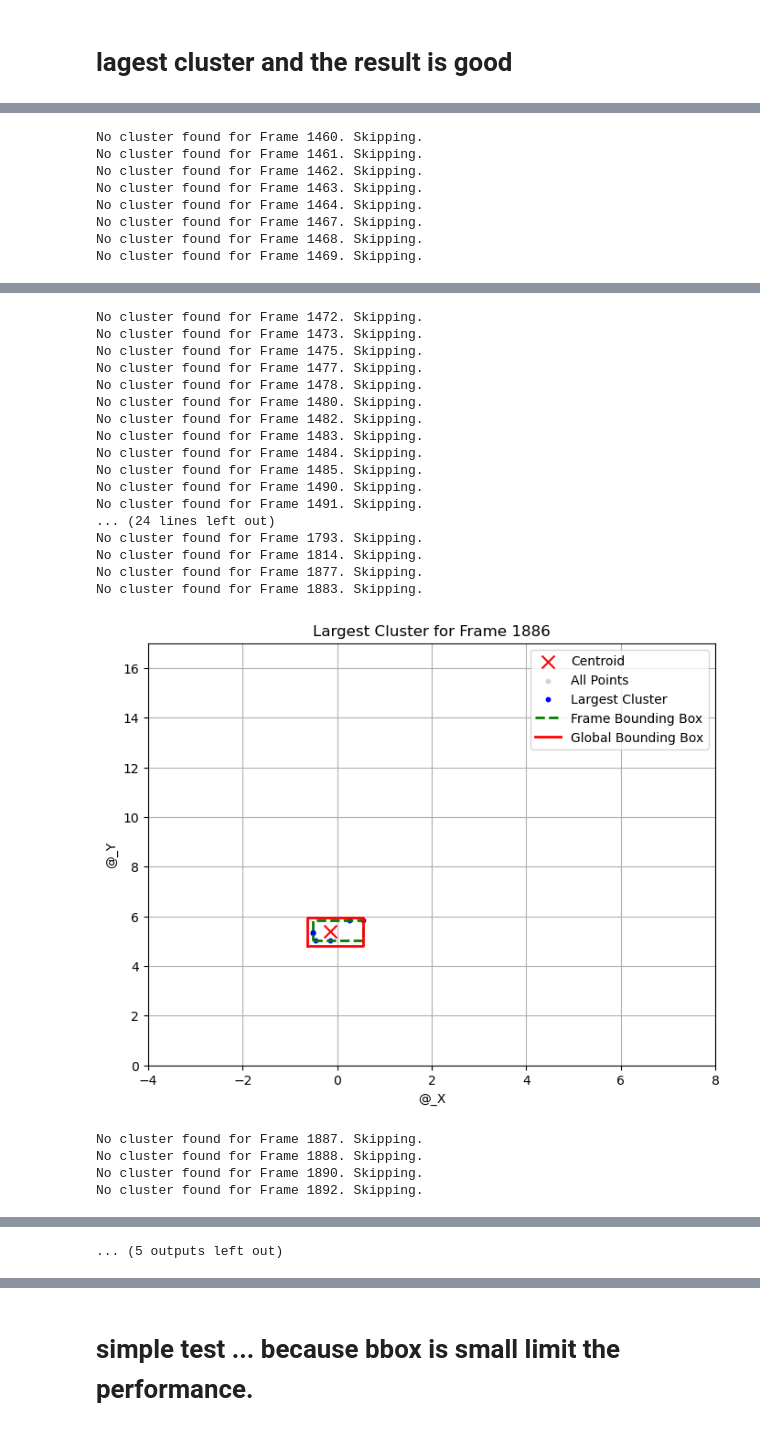
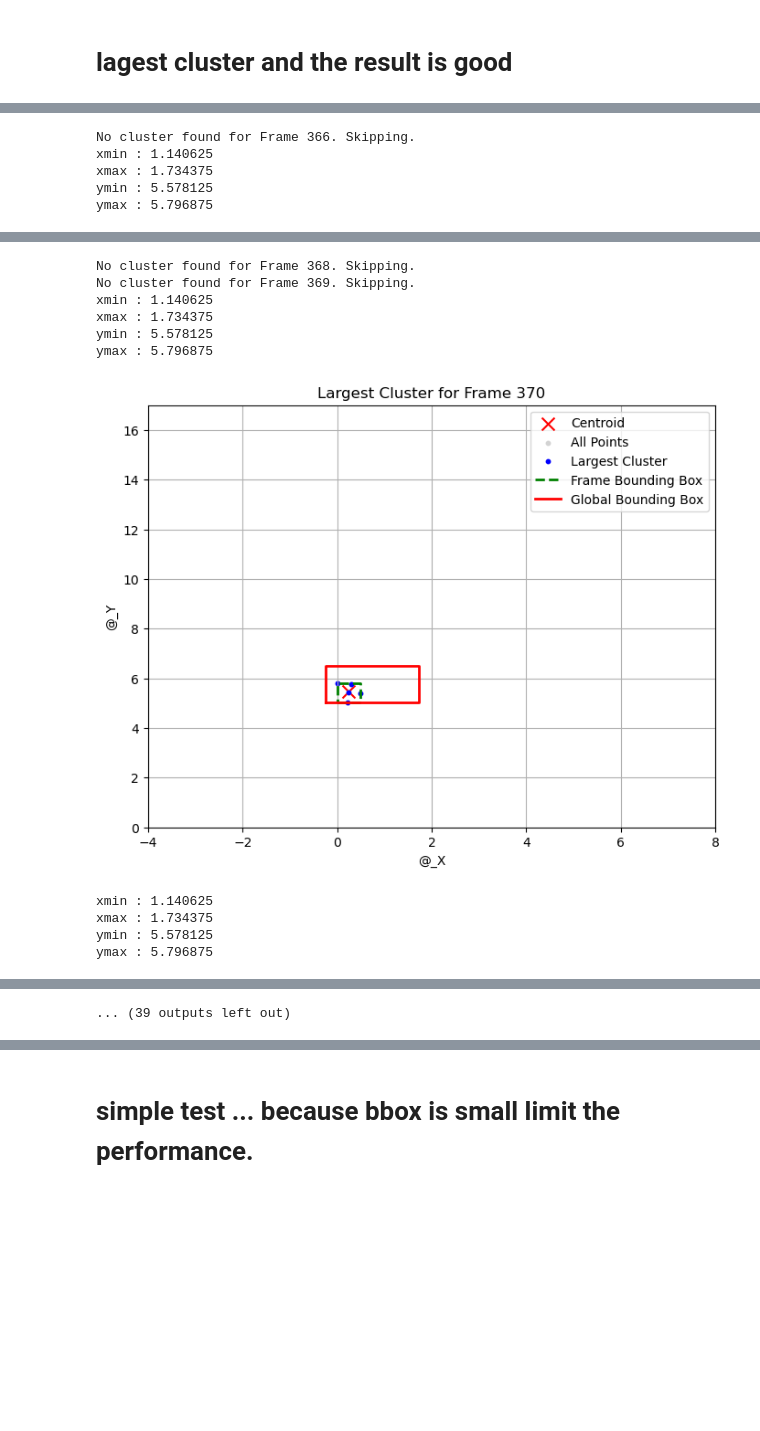
Before and after one commit to kaede10263/20250102-treefilter, a Jupyter notebook: 2.data_analysis_tree_location.ipynb, the cells around one changed output, grey strips where cells are left out. Cells and saved outputs as stored; diff of their text form; code cells hidden in the pictures; blank space fills up the shorter version.

```diff
--- a/2.data_analysis_tree_location.ipynb
+++ b/2.data_analysis_tree_location.ipynb
@@ -408,7 +408,7 @@ import matplotlib.pyplot as plt
 from sklearn.cluster import DBSCAN
 import numpy as np
 
-file_path = 'TREE/#116_cyclic1_UART_Tree_Run4.rec.xlsx'
+file_path = 'TREE/#116_cyclic1_UART_Tree_Run1.rec.xlsx'
 cloudpoint_data = pd.read_excel(file_path, sheet_name='CloudPoint')
 cloudpoint_data = cloudpoint_data[cloudpoint_data['@_SNR'] > 25]
 columns_needed = ['@_Frame', '@_X', '@_Y']
@@ -439,7 +439,7 @@ frame_bounding_boxes = []
 for frame in unique_frames:
     frame_data = filtered_data[filtered_data['@_Frame'] == frame][['@_X', '@_Y']].dropna().to_numpy()
 
-    largest_cluster = get_largest_cluster(frame_data, eps=1.0, min_samples=5)
+    largest_cluster = get_largest_cluster(frame_data, eps=2, min_samples=3)
 
     if largest_cluster.size == 0:
         print(f"No cluster found for Frame {frame}. Skipping.")
@@ -468,6 +468,11 @@ for frame in unique_frames:
             'centroid_x': centroid[0],
             'centroid_y': centroid[1],
         })
+
+    print(f"xmin : {frame_bounding_boxes[0]['x_min']}")
+    print(f"xmax : {frame_bounding_boxes[0]['x_max']}")
+    print(f"ymin : {frame_bounding_boxes[0]['y_min']}")
+    print(f"ymax : {frame_bounding_boxes[0]['y_max']}")
 
     plt.figure(figsize=(8, 6))
     plt.scatter(centroid[0], centroid[1], color='red', marker='x', s=100, label="Centroid")
@@ -532,8 +518,5 @@ No cluster found for Frame 1458. Skipping.
-No cluster found for Frame 1460. Skipping.
-No cluster found for Frame 1461. Skipping.
-No cluster found for Frame 1462. Skipping.
-No cluster found for Frame 1463. Skipping.
-No cluster found for Frame 1464. Skipping.
-No cluster found for Frame 1467. Skipping.
-No cluster found for Frame 1468. Skipping.
-No cluster found for Frame 1469. Skipping.
+No cluster found for Frame 366. Skipping.
+xmin : 1.140625
+xmax : 1.734375
+ymin : 5.578125
+ymax : 5.796875
@@ -541,22 +524,11 @@ No cluster found for Frame 1469. Skipping.
-No cluster found for Frame 1472. Skipping.
-No cluster found for Frame 1473. Skipping.
-No cluster found for Frame 1475. Skipping.
-No cluster found for Frame 1477. Skipping.
-No cluster found for Frame 1478. Skipping.
-No cluster found for Frame 1480. Skipping.
-No cluster found for Frame 1482. Skipping.
-No cluster found for Frame 1483. Skipping.
-No cluster found for Frame 1484. Skipping.
-No cluster found for Frame 1485. Skipping.
-No cluster found for Frame 1490. Skipping.
-No cluster found for Frame 1491. Skipping.
-... (24 lines left out)
-No cluster found for Frame 1793. Skipping.
-No cluster found for Frame 1814. Skipping.
-No cluster found for Frame 1877. Skipping.
-No cluster found for Frame 1883. Skipping.
+No cluster found for Frame 368. Skipping.
+No cluster found for Frame 369. Skipping.
+xmin : 1.140625
+xmax : 1.734375
+ymin : 5.578125
+ymax : 5.796875
-[figure, old version]
+[figure, new version]
-No cluster found for Frame 1887. Skipping.
-No cluster found for Frame 1888. Skipping.
-No cluster found for Frame 1890. Skipping.
-No cluster found for Frame 1892. Skipping.
+xmin : 1.140625
+xmax : 1.734375
+ymin : 5.578125
+ymax : 5.796875
@@ -581 +544 @@ No cluster found for Frame 1932. Skipping.
-... (5 outputs left out)
+... (39 outputs left out)
```
Also changed, not shown: parts of 6 cells of this notebook, 2 other files.
